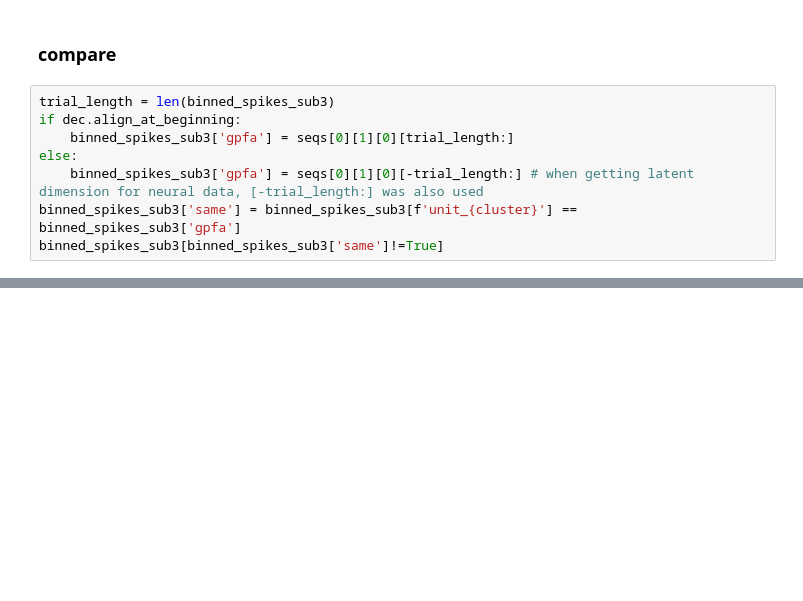
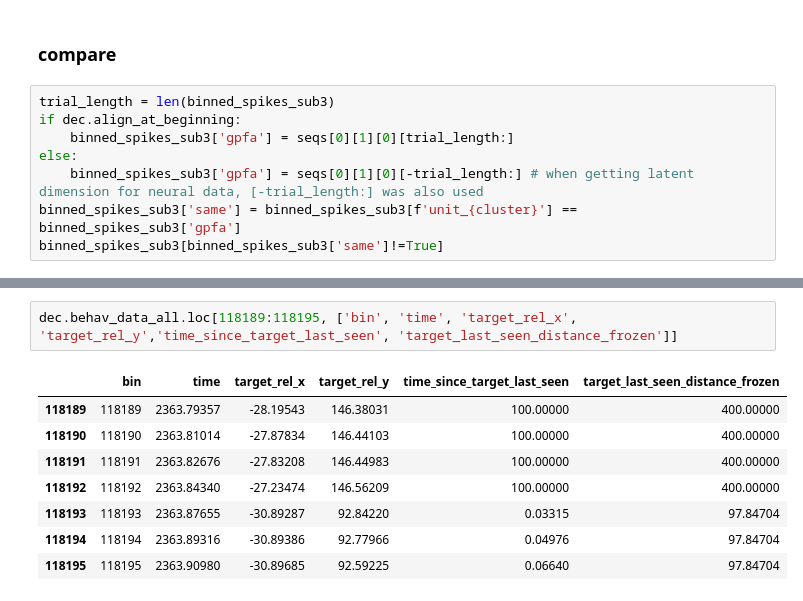
Before and after one commit to CiciDu/multiff_analysis, a Jupyter notebook: notebooks/neural_data_analysis/decoding_current_targets.ipynb, the cells around one changed output, grey strips where cells are left out. Drawn from its saved outputs; the diff is of its cells as text; blank space fills up the shorter version.

```diff
--- a/notebooks/neural_data_analysis/decoding_current_targets.ipynb
+++ b/notebooks/neural_data_analysis/decoding_current_targets.ipynb
@@ -912,0 +1010,11 @@ binned_spikes_sub3[binned_spikes_sub3['same']!=True]
+# %%
+dec.behav_data_all.loc[118189:118195, ['bin', 'time', 'target_rel_x', 'target_rel_y','time_since_target_last_seen', 'target_last_seen_distance_frozen']]
+# %% [output]
+|  | bin | time | target_rel_x | target_rel_y | time_since_target_last_seen | target_last_seen_distance_frozen |
+| 118189 | 118189 | 2363.79357 | -28.19543 | 146.38031 | 100.00000 | 400.00000 |
+| 118190 | 118190 | 2363.81014 | -27.87834 | 146.44103 | 100.00000 | 400.00000 |
+| 118191 | 118191 | 2363.82676 | -27.83208 | 146.44983 | 100.00000 | 400.00000 |
+| 118192 | 118192 | 2363.84340 | -27.23474 | 146.56209 | 100.00000 | 400.00000 |
+| 118193 | 118193 | 2363.87655 | -30.89287 | 92.84220 | 0.03315 | 97.84704 |
+| 118194 | 118194 | 2363.89316 | -30.89386 | 92.77966 | 0.04976 | 97.84704 |
+| 118195 | 118195 | 2363.90980 | -30.89685 | 92.59225 | 0.06640 | 97.84704 |
```
Also changed, not shown: parts of 74 cells of this notebook, 26 other files.
